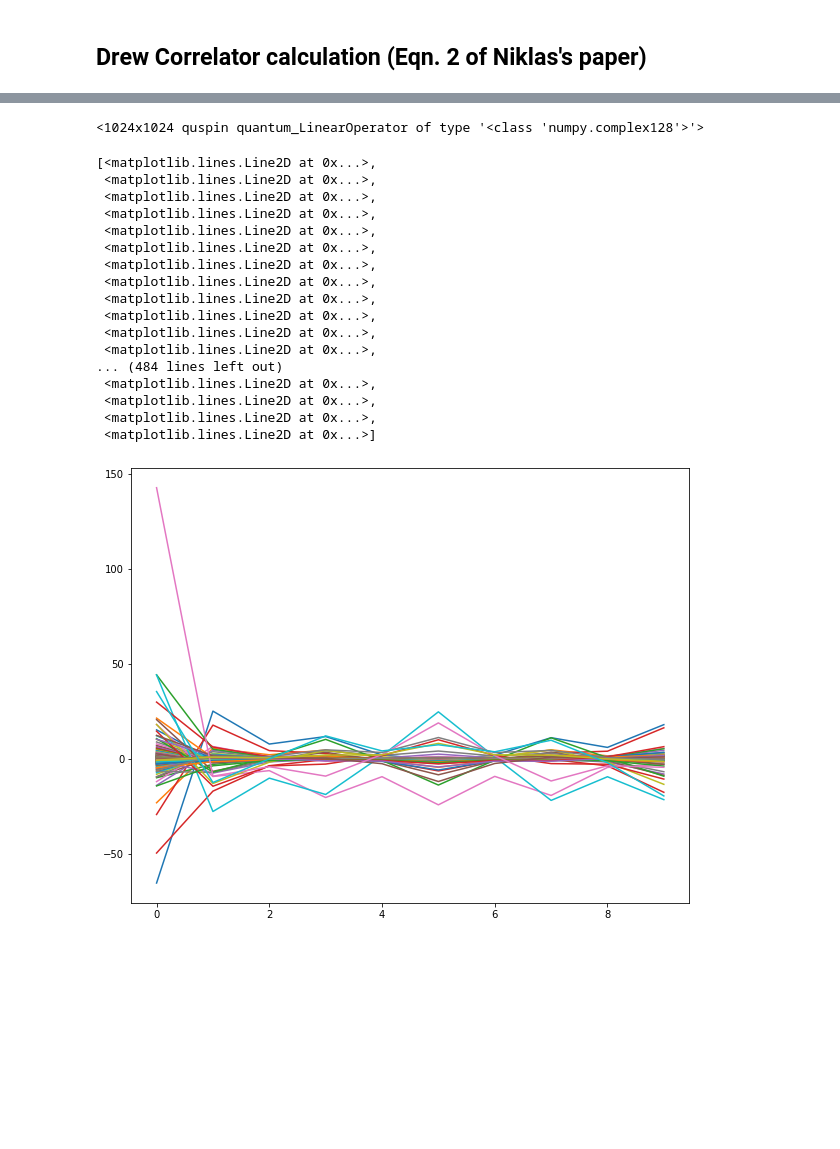
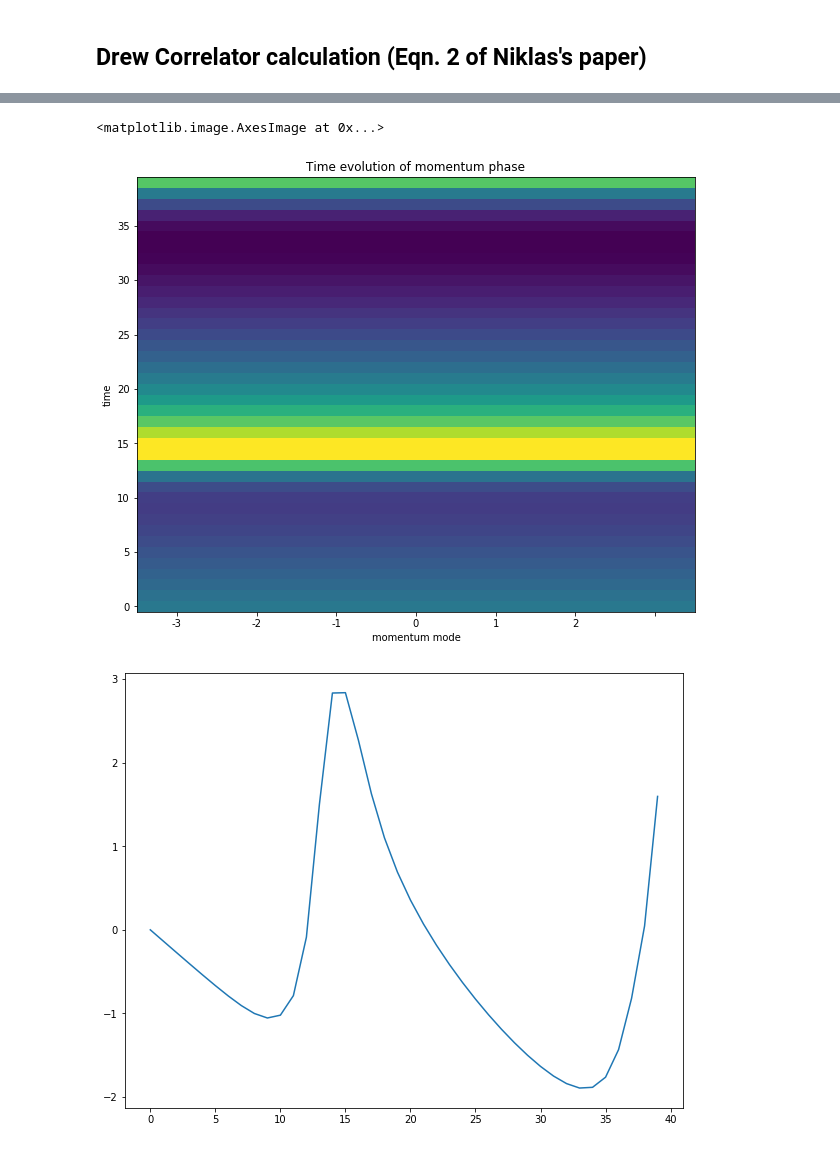
Before and after one commit to jacarolan/QuSpinLatticeFermions, a Jupyter notebook: U1_Theory.ipynb, the cells around one changed output, grey strips where cells are left out. Drawn from its saved outputs; the diff is of its cells as text; code cells hidden in the pictures; blank space fills up the shorter version.

```diff
--- a/U1_Theory.ipynb
+++ b/U1_Theory.ipynb
@@ -279,18 +270,11 @@ Correlator: (-0.0047992292174446685-0.013769814898697962j)
 # %% [markdown]
 ## Drew Correlator calculation (Eqn. 2 of Niklas's paper)
 # %%
-c0_static = [["-",[[1.0,0]]]]
-# c0_static = [["x",[[1/2,0]]], ["y",[[-1j/2,0]]]]
-c0_annihilator = quantum_LinearOperator(c0_static,basis=basis_full,dtype=np.complex128,check_herm=False,check_pcon=False,check_symm=False)
-def cdag(n):
+def c_operator(n):
     cdag_static = [["-",[[1.0,n]]]]
     cdagn = quantum_LinearOperator(cdag_static,basis=basis_full,dtype=np.complex128,check_herm=False,check_pcon=False,check_symm=False)
     return(cdagn)
-annihilators = [cdag(n) for n in range(N)]
-# an_mat = c0_annihilator.matmat(np.eye(16, dtype=np.complex64))
-# print(an_mat)
-# H_mat = H.aslinearoperator().matmat(np.eye(len(leftPsi), dtype=dtype_cmplx))
-# print(H_mat)
+annihilators = [c_operator(n) for n in range(N)]
 # %%
 ##### define data type for the simulation
 dtype_real = np.float64
@@ -364,4 +326,0 @@ Particle conservation check passed!
-# %%
-annihilators[2]
-# %% [output]
-<1024x1024 quspin quantum_LinearOperator of type '<class 'numpy.complex128'>'>
@@ -370,23 +327,28 @@ correlatorfft = np.fft.fft(correlators,axis=1)
-# %%
-plt.plot(np.imag(correlatorfft[:, list(range(0, int(T/dt), 1))]))
-plt.plot(np.real(correlatorfft[:, list(range(0, int(T/dt), 1))]))
-# %% [output]
-[<matplotlib.lines.Line2D at 0x...>,
- <matplotlib.lines.Line2D at 0x...>,
- <matplotlib.lines.Line2D at 0x...>,
- <matplotlib.lines.Line2D at 0x...>,
- <matplotlib.lines.Line2D at 0x...>,
- <matplotlib.lines.Line2D at 0x...>,
- <matplotlib.lines.Line2D at 0x...>,
- <matplotlib.lines.Line2D at 0x...>,
- <matplotlib.lines.Line2D at 0x...>,
- <matplotlib.lines.Line2D at 0x...>,
- <matplotlib.lines.Line2D at 0x...>,
- <matplotlib.lines.Line2D at 0x...>,
-... (484 lines left out)
- <matplotlib.lines.Line2D at 0x...>,
- <matplotlib.lines.Line2D at 0x...>,
- <matplotlib.lines.Line2D at 0x...>,
- <matplotlib.lines.Line2D at 0x...>]
-[figure, removed]
+# %%
+correlatorfft = []
+for i in range(len(correlators[0, :])):
+    fftsum = np.fft.fft(correlators[::2,i]) + np.fft.fft(correlators[1::2,i])
+    correlatorfft.append(fftsum)
+
+correlatorfft = np.array(correlatorfft)
+# %%
+# plt.plot(np.arctan2(np.imag(correlatorfft), np.real(correlatorfft)))
+plt.xlabel("momentum mode")
+plt.ylabel("time")
+plt.title("Time evolution of momentum phase")
+no_labels = 7 # how many labels to see on axis x
+step_x = 1 # step between consecutive labels
+x_positions = np.arange(0,N//2,step_x) # pixel count at label position
+x_labels = np.arange(N//4-N//2+1, N//4) # labels you want to see
+plt.xticks(x_positions, x_labels)
+plt.imshow(np.arctan2(np.imag(correlatorfft), np.real(correlatorfft)), aspect='auto', origin='lower')
+# %% [output]
+<matplotlib.image.AxesImage at 0x...>
+[figure, added]
+# %%
+phases = np.arctan2(np.imag(correlatorfft), np.real(correlatorfft))
+plt.plot(phases[:,3])
+plt.show()
+# %% [output]
+[figure, added]
 # %%
```
Also changed, not shown: parts of 16 cells of this notebook.
